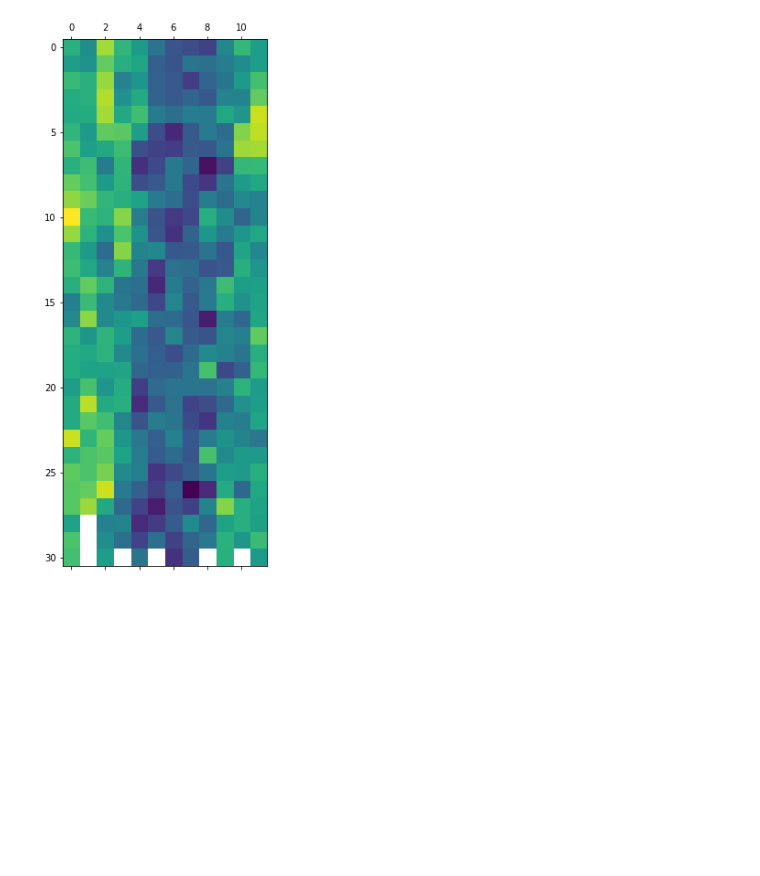
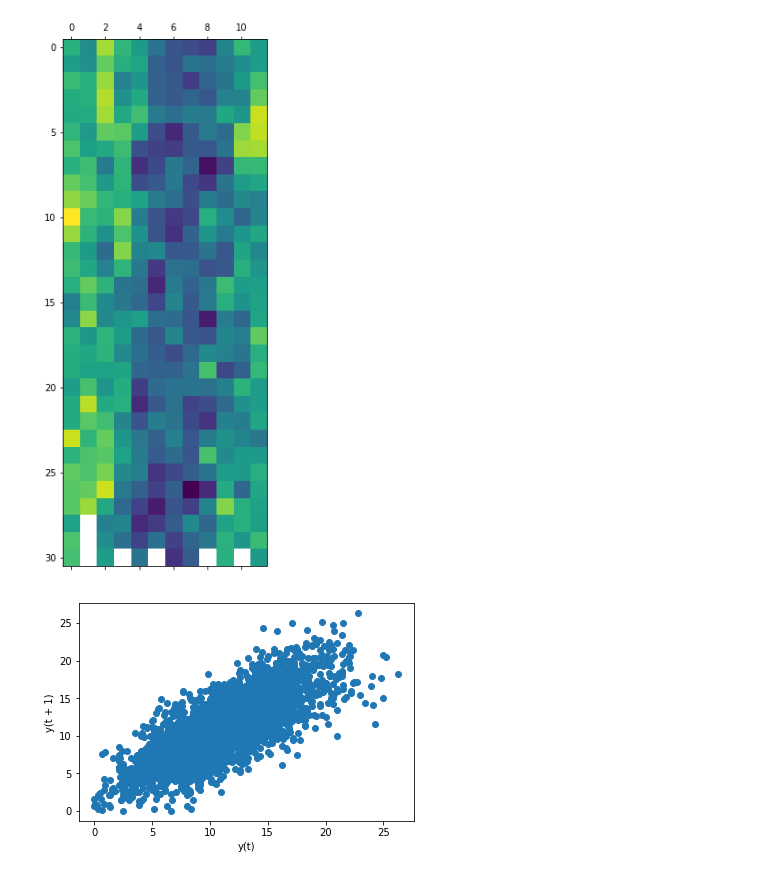
Before and after one commit to chirathdevinda/Time-Series-Forecasting, a Jupyter notebook: Lessons.ipynb, the cells around one changed output. Saved outputs shown, nothing was run; the diff lists cells and outputs as text; code cells hidden in the pictures; blank space fills up the shorter version.

Commit message:
Added Autocorrelation, Multiple scatter plots, Heat Maps

```diff
--- a/Lessons.ipynb
+++ b/Lessons.ipynb
@@ -291,3 +291,15 @@ plt.show()
 # White patches are called Missing Data like February only have 28 days fewer than 31
 # %% [output]
 [figure]
+# %%
+# Create a scatter plot
+import pandas as pd
+import matplotlib.pyplot as plt
+from pandas.plotting import lag_plot
+
+series = pd.Series.from_csv("DataSets\daily-minimum-temperatures.csv", header=0)
+# This plots the Observation vs Lag1
+lag_plot(series)
+plt.show()
+# %% [output]
+[figure, added]
```
Also changed, not shown: parts of 2 cells of this notebook.
